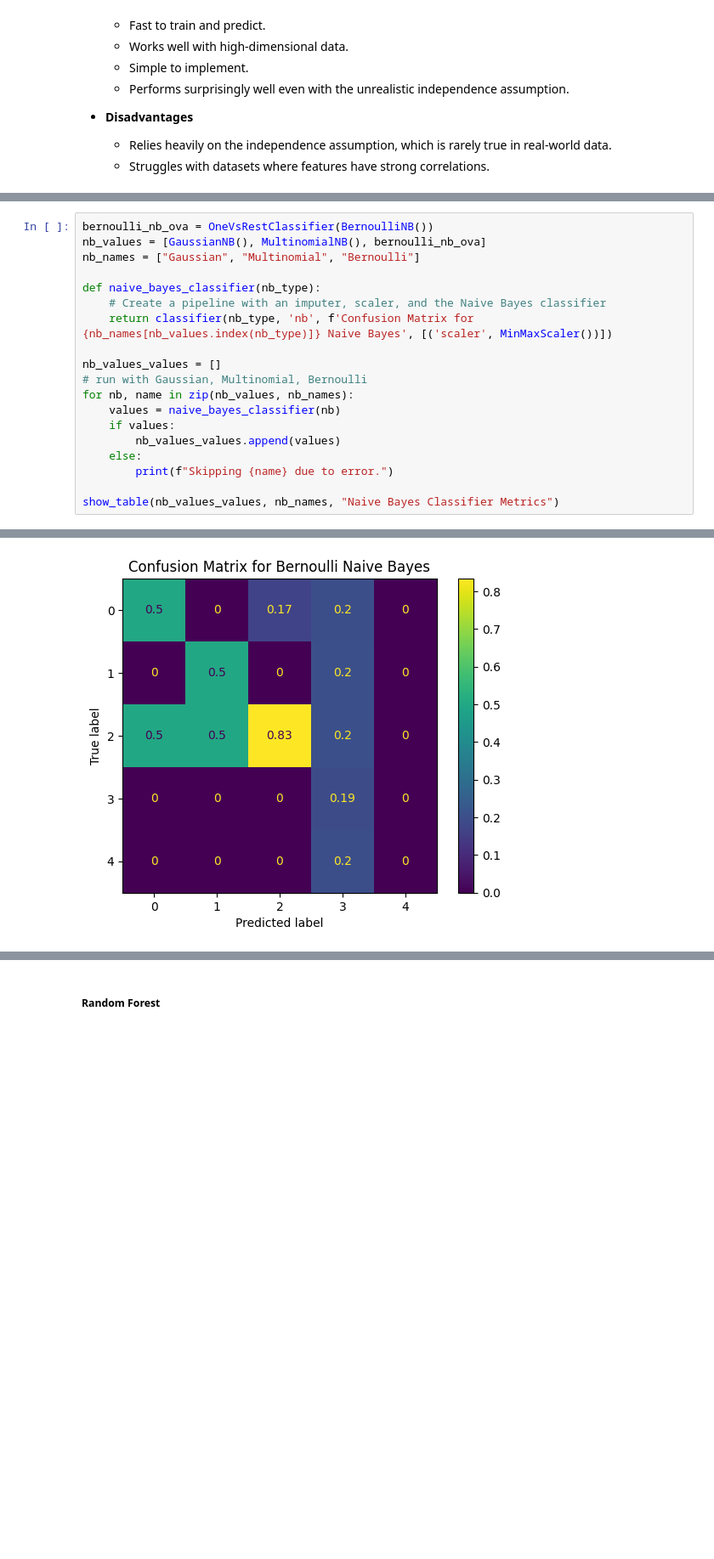
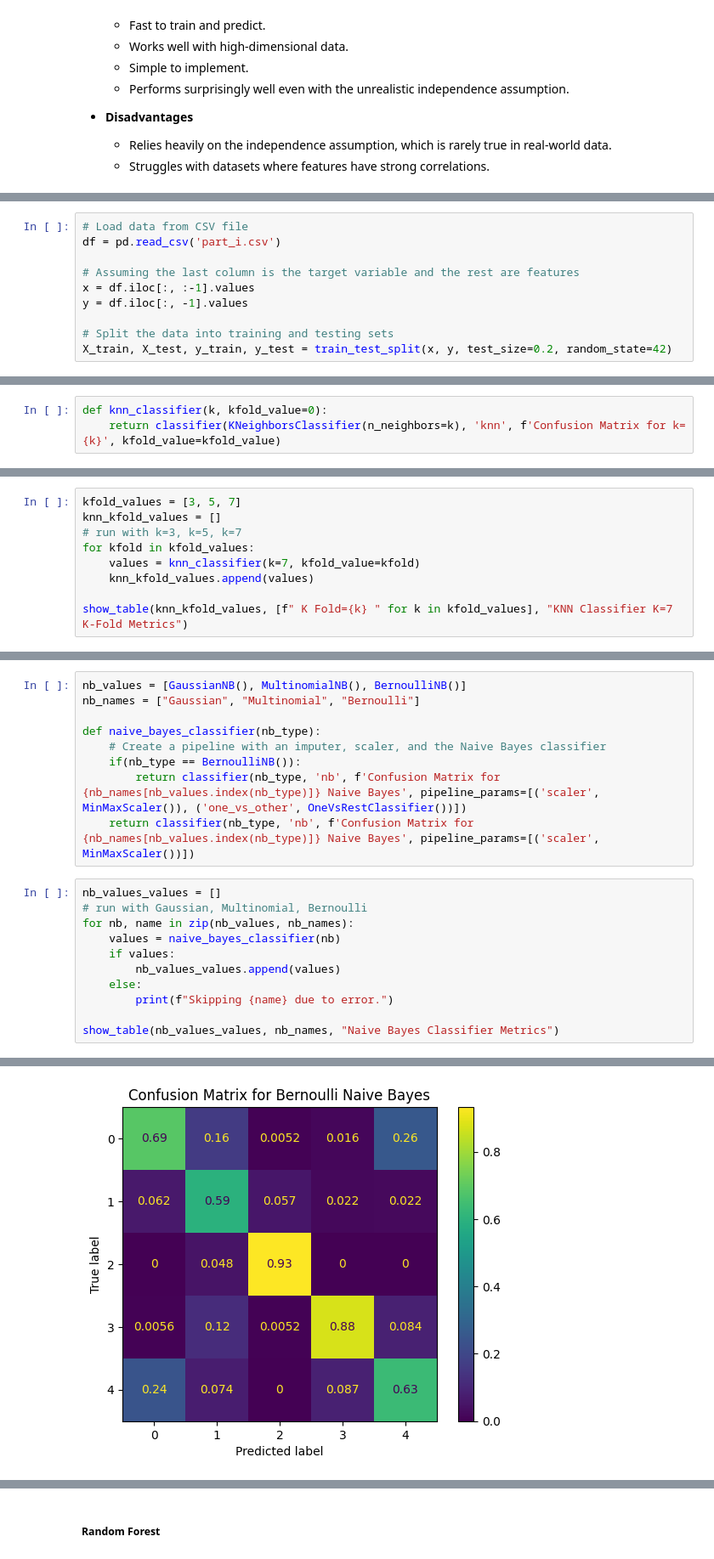
Before and after one commit to Yusufpek/BBM409, a Jupyter notebook: assignment1.ipynb, the cells around one changed output, grey strips where cells are left out. Shown at 85% size. Drawn from its saved outputs; the diff is of its cells as text; blank space fills up the shorter version.

Commit message:
add image classifiers, add kfold, add introduction

```diff
--- a/assignment1.ipynb
+++ b/assignment1.ipynb
@@ -212,0 +190,10 @@ show_table(weighted_knn_values, [f" K={k} " for k in k_values], "Weighted KNN Cl
+# %%
+# Load data from CSV file
+df = pd.read_csv('part_i.csv')
+
+# Assuming the last column is the target variable and the rest are features
+x = df.iloc[:, :-1].values
+y = df.iloc[:, -1].values
+
+# Split the data into training and testing sets
+X_train, X_test, y_train, y_test = train_test_split(x, y, test_size=0.2, random_state=42)
@@ -212,0 +243,3 @@ show_table(weighted_knn_values, [f" K={k} " for k in k_values], "Weighted KNN Cl
+# %%
+def knn_classifier(k, kfold_value=0):
+    return classifier(KNeighborsClassifier(n_neighbors=k), 'knn', f'Confusion Matrix for k={k}', kfold_value=kfold_value)
@@ -212,0 +262,9 @@ show_table(weighted_knn_values, [f" K={k} " for k in k_values], "Weighted KNN Cl
+# %%
+kfold_values = [3, 5, 7]
+knn_kfold_values = []
+# run with k=3, k=5, k=7
+for kfold in kfold_values:
+    values = knn_classifier(k=7, kfold_value=kfold)
+    knn_kfold_values.append(values)
+
+show_table(knn_kfold_values, [f" K Fold={k} " for k in kfold_values], "KNN Classifier K=7 K-Fold Metrics")
@@ -213,12 +297,13 @@ show_table(weighted_knn_values, [f" K={k} " for k in k_values], "Weighted KNN Cl
+# %%
+nb_values = [GaussianNB(), MultinomialNB(), BernoulliNB()]
+nb_names = ["Gaussian", "Multinomial", "Bernoulli"]
+
+def naive_bayes_classifier(nb_type):
+    # Create a pipeline with an imputer, scaler, and the Naive Bayes classifier
+    if(nb_type == BernoulliNB()):
+        return classifier(nb_type, 'nb', f'Confusion Matrix for {nb_names[nb_values.index(nb_type)]} Naive Bayes', pipeline_params=[('scaler', MinMaxScaler()), ('one_vs_other', OneVsRestClassifier())])
+    return classifier(nb_type, 'nb', f'Confusion Matrix for {nb_names[nb_values.index(nb_type)]} Naive Bayes', pipeline_params=[('scaler', MinMaxScaler())])
 # %%
-bernoulli_nb_ova = OneVsRestClassifier(BernoulliNB())
-nb_values = [GaussianNB(), MultinomialNB(), bernoulli_nb_ova]
-nb_names = ["Gaussian", "Multinomial", "Bernoulli"]
-
-def naive_bayes_classifier(nb_type):
-    # Create a pipeline with an imputer, scaler, and the Naive Bayes classifier
-    return classifier(nb_type, 'nb', f'Confusion Matrix for {nb_names[nb_values.index(nb_type)]} Naive Bayes', [('scaler', MinMaxScaler())])
-
 nb_values_values = []
 # run with Gaussian, Multinomial, Bernoulli
 for nb, name in zip(nb_values, nb_names):
@@ -235 +320 @@ show_table(nb_values_values, nb_names, "Naive Bayes Classifier Metrics")
-[figure, old version]
+[figure, new version]
```
Also changed, not shown: parts of 62 cells of this notebook.
